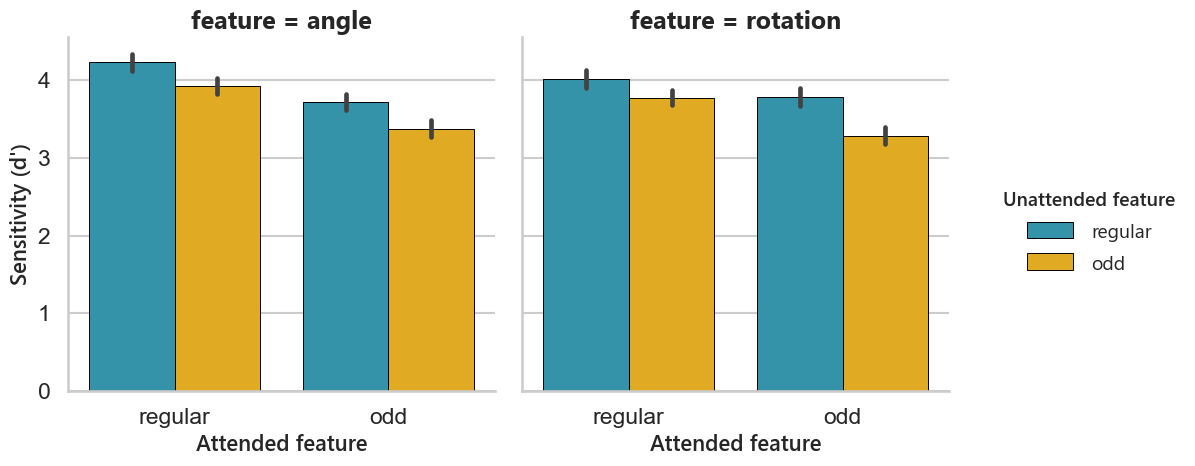
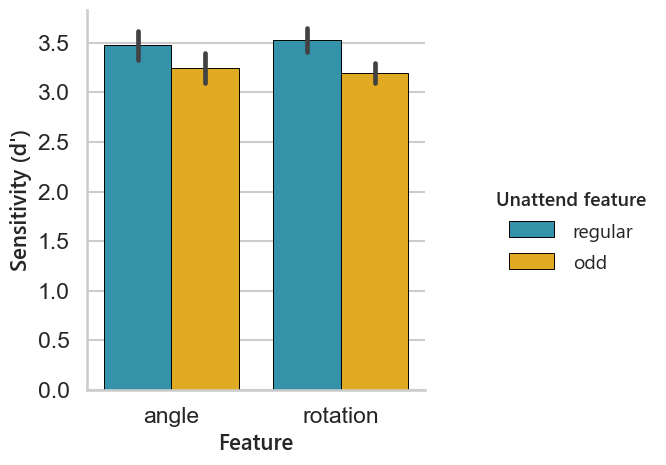
The notebook cell's code change between the first figure and the second:
--- before
+++ after
@@ -1,21 +1,22 @@
 sns.set_style('whitegrid')
 sns.set_context("talk")
+acc_results = cuttoff_df.groupby(['participant','feature','unattended_feature']).apply(calculate_other_dprime).reset_index()
 
 line_colours1= ['#219EBC','#FFB703','#8ECAE6','#FB8500',]
 
-g = sns.catplot(data= acc_results, y = 'dprime', x = 'attended_feature',
-            hue = 'unattended_feature', col = 'feature',
+g = sns.catplot(data= acc_results, y = 'dprime', x = 'feature',
+            hue = 'unattended_feature',
             kind = 'bar',
             edgecolor= 'black',
             errorbar='se',
             linewidth=0.7, 
+            order= ['angle', 'rotation'],
             hue_order= ['regular', 'odd'],
-            order= ['regular', 'odd'],
             palette=line_colours1)
 # g.set(ylim= .7)
 g.set_titles(fontdict={'family': 'Segoe UI', 'weight': 'bold', 'size': 14})
-g.set_xlabels('Attended feature',fontdict={'family': 'Segoe UI', 'weight': 'semibold','size':16})
+g.set_xlabels('Feature',fontdict={'family': 'Segoe UI', 'weight': 'semibold','size':16})
 g.set_ylabels('Sensitivity (d\')',fontdict={'family': 'Segoe UI', 'weight': 'semibold','size':16})
-g._legend.set_title('Unattended feature')
+g._legend.set_title('Unattend feature')
 plt.setp(g._legend.get_title(), fontfamily='Segoe UI', fontweight='semibold', fontsize=14)
 plt.setp(g._legend.get_texts(), fontfamily='Segoe UI', fontsize=14)

Commit: alternate d-prime calculation